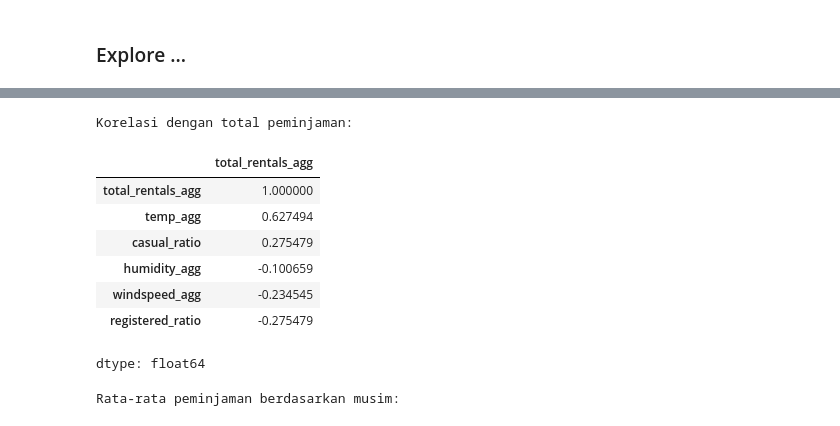
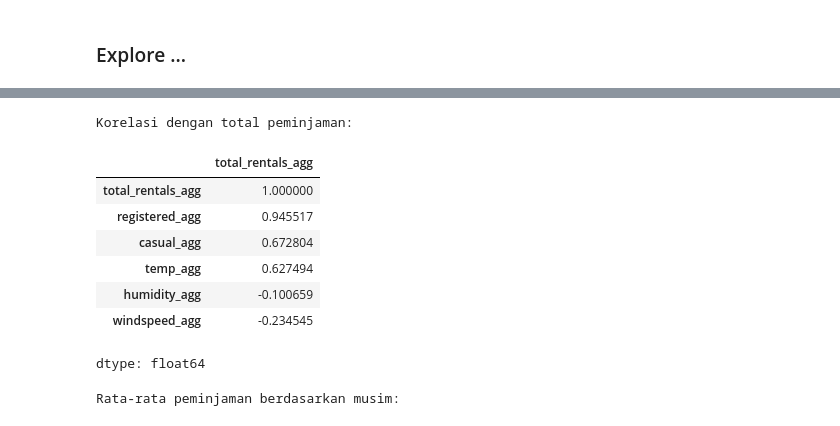
Before and after one commit to trisya07/proyek_analisis_data, a Jupyter notebook: submission_analisis_data.ipynb, the cells around one changed output, grey strips where cells are left out. Cells and saved outputs as stored; diff of their text form; code cells hidden in the pictures.

```diff
--- a/submission_analisis_data.ipynb
+++ b/submission_analisis_data.ipynb
@@ -383,21 +368,21 @@ agg_hour = hour_df.groupby("date_day").agg({
 all_df = day_df.merge(agg_hour, on="date_day", suffixes=("_day", "_agg"))
 # %%
 # Daftar kolom numerik untuk analisis korelasi
-num_cols = ['temp_agg', 'humidity_agg', 'windspeed_agg', 'casual_ratio', 'registered_ratio', 'total_rentals_agg']
+num_cols = ['temp_agg', 'humidity_agg', 'windspeed_agg', 'casual_agg', 'registered_agg', 'total_rentals_agg']
 
 # Analisis korelasi dengan jumlah peminjaman
 correlation_matrix = all_df[num_cols].corr()['total_rentals_agg'].sort_values(ascending=False)
 print("Korelasi dengan total peminjaman:")
 correlation_matrix
 # %% [output]
 Korelasi dengan total peminjaman:
 |  | total_rentals_agg |
 | total_rentals_agg | 1.000000 |
+| registered_agg | 0.945517 |
+| casual_agg | 0.672804 |
 | temp_agg | 0.627494 |
-| casual_ratio | 0.275479 |
 | humidity_agg | -0.100659 |
 | windspeed_agg | -0.234545 |
-| registered_ratio | -0.275479 |
 dtype: float64
 # %%
 # Rata-rata peminjaman berdasarkan kategori
```
Also changed, not shown: parts of 19 cells of this notebook, 2 other files.
